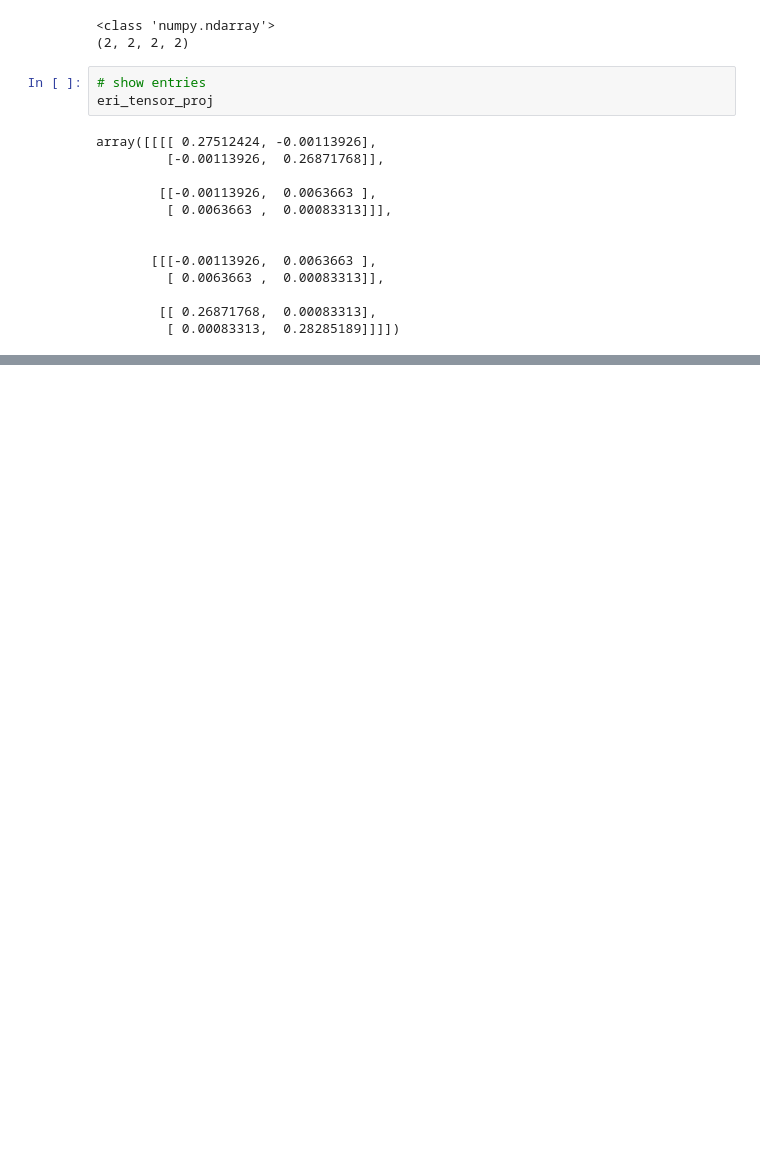
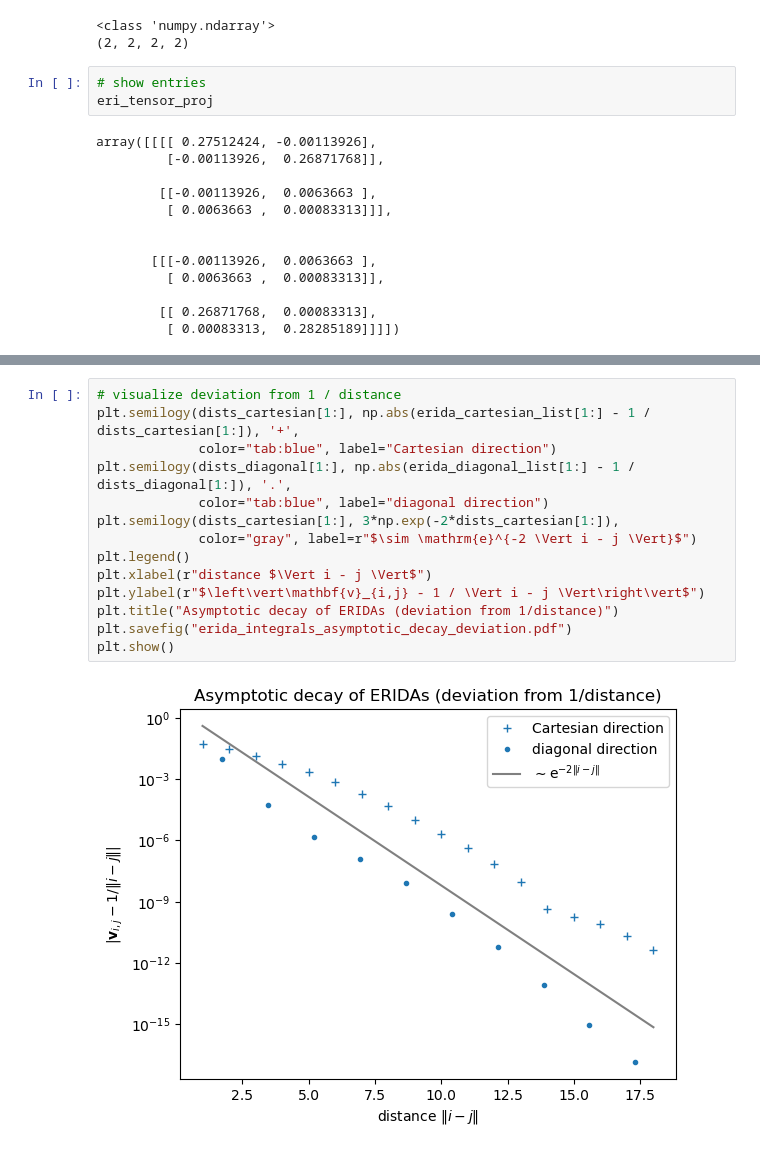
Before and after one commit to qc-tum/gausslectronitegrate, a Jupyter notebook: examples/erida_integrals.ipynb, the cells around one changed output, grey strips where cells are left out. Saved outputs shown, nothing was run; the diff lists cells and outputs as text; blank space fills up the shorter version.

```diff
--- a/examples/erida_integrals.ipynb
+++ b/examples/erida_integrals.ipynb
@@ -143,0 +174,16 @@ np.linalg.norm(eri_tensor_proj - eri_tensor_proj_ref)
+# %%
+# visualize deviation from 1 / distance
+plt.semilogy(dists_cartesian[1:], np.abs(erida_cartesian_list[1:] - 1 / dists_cartesian[1:]), '+',
+             color="tab:blue", label="Cartesian direction")
+plt.semilogy(dists_diagonal[1:], np.abs(erida_diagonal_list[1:] - 1 / dists_diagonal[1:]), '.',
+             color="tab:blue", label="diagonal direction")
+plt.semilogy(dists_cartesian[1:], 3*np.exp(-2*dists_cartesian[1:]),
+             color="gray", label=r"$\sim \mathrm{e}^{-2 \Vert i - j \Vert}$")
+plt.legend()
+plt.xlabel(r"distance $\Vert i - j \Vert$")
+plt.ylabel(r"$\left\vert\mathbf{v}_{i,j} - 1 / \Vert i - j \Vert\right\vert$")
+plt.title("Asymptotic decay of ERIDAs (deviation from 1/distance)")
+plt.savefig("erida_integrals_asymptotic_decay_deviation.pdf")
+plt.show()
+# %% [output]
+[figure, added]
```
Also changed, not shown: parts of 6 cells of this notebook.
